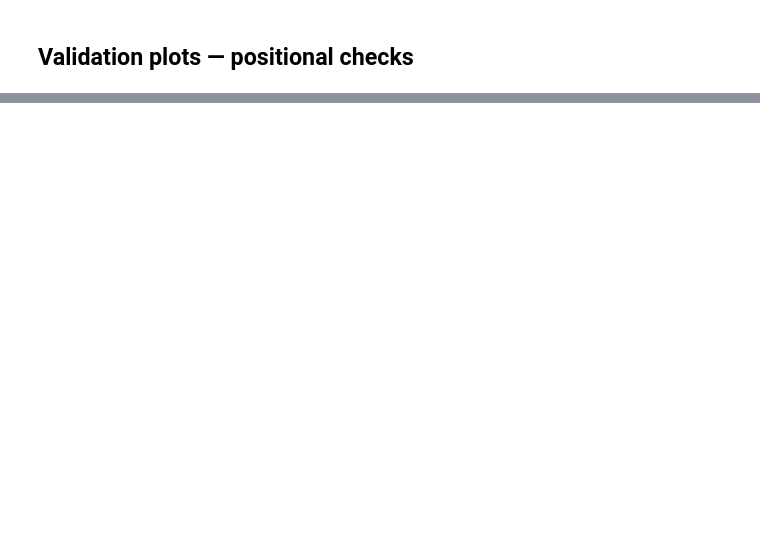
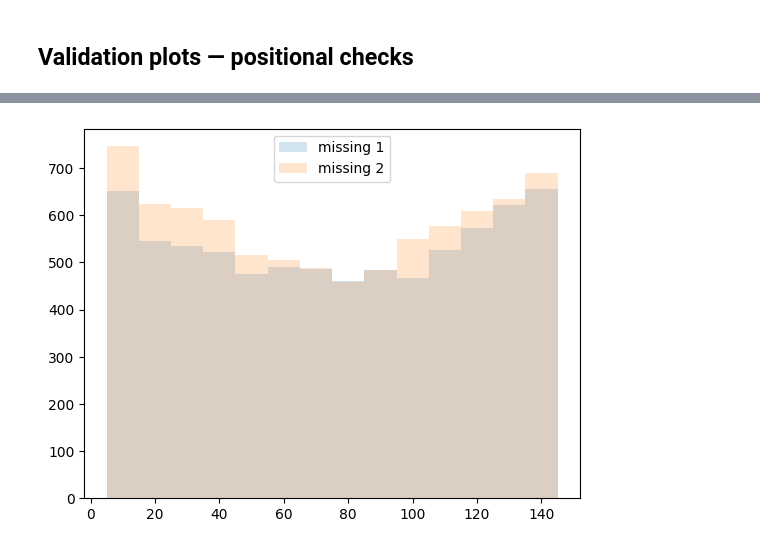
Before and after one commit to KIPAC/HPMCM, a Jupyter notebook: examples/rubin_dp2/CheckDescShearMatch.ipynb, the cells around one changed output, grey strips where cells are left out. Cells and saved outputs as stored; diff of their text form; code cells hidden in the pictures; blank space fills up the shorter version.

```diff
--- a/examples/rubin_dp2/CheckDescShearMatch.ipynb
+++ b/examples/rubin_dp2/CheckDescShearMatch.ipynb
@@ -73,0 +163,9 @@ missing_1p = joined_shear_obj[missing_1p_mask]
+# %%
+#_ = plt.hist(joined_shear_obj.x_cent, bins=np.linspace(5, 145, 15))
+_ = plt.hist(missing_1.x_cent, bins=np.linspace(5, 145, 15), alpha=0.2, label='missing 1')
+_ = plt.hist(missing_2.x_cent, bins=np.linspace(5, 145, 15), alpha=0.2, label='missing 2')
+
+#_ = plt.yscale('log')
+_ = plt.legend()
+# %% [output]
+[figure, added]
```
Also changed, not shown: parts of 23 cells of this notebook, 5 other files.
